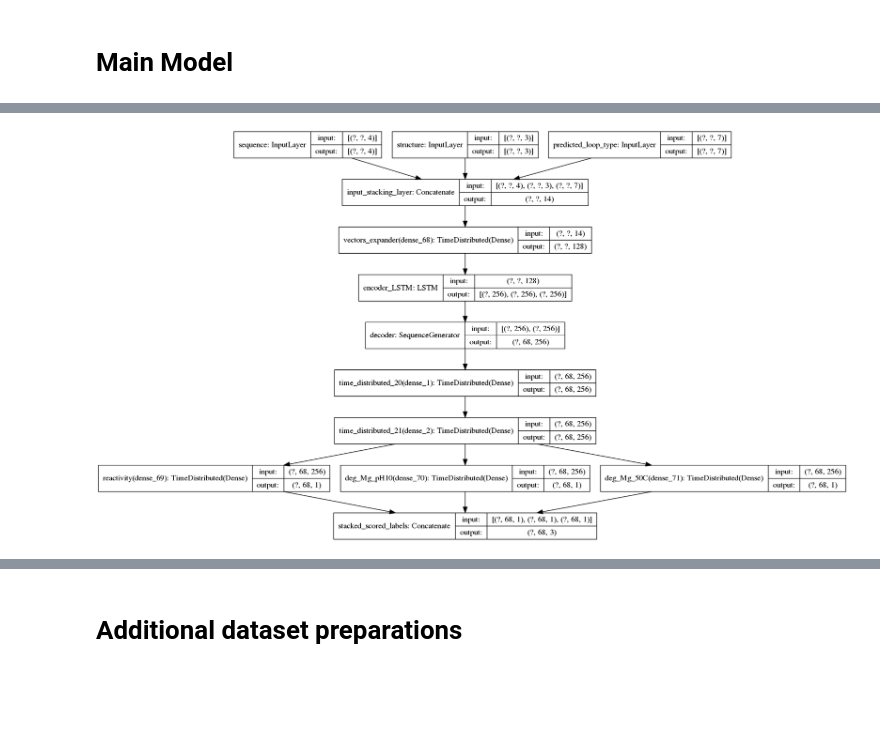
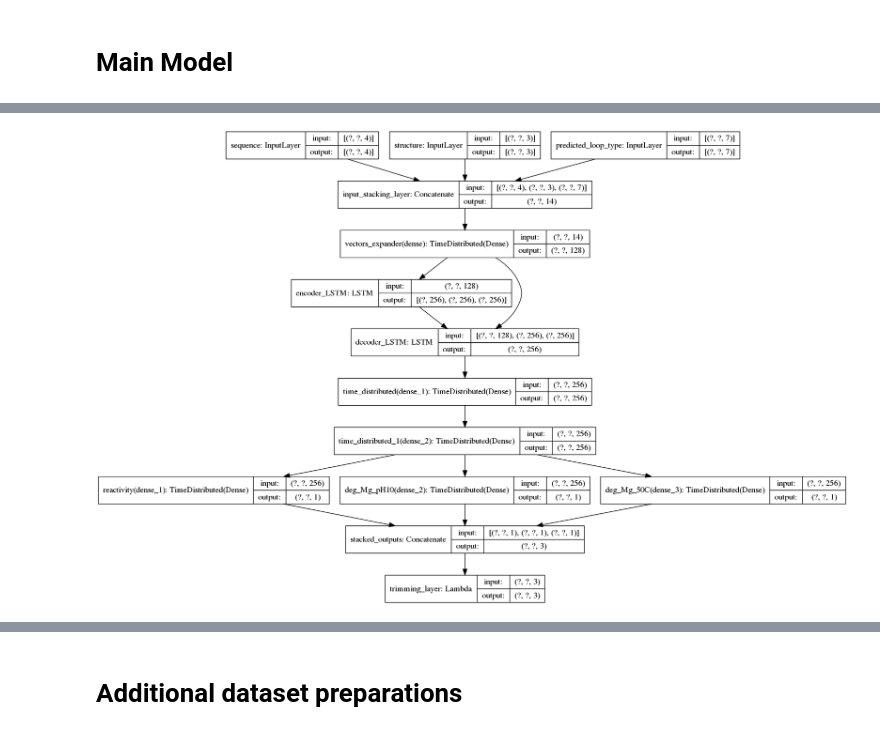
Before and after one commit to JanKapala/OpenVaccine-COVID-19-mRNA-Vaccine-Degradation-Prediction, a Jupyter notebook: Covid.ipynb, the cells around one changed output, grey strips where cells are left out. Saved outputs shown, nothing was run; the diff lists cells and outputs as text; code cells hidden in the pictures; blank space fills up the shorter version.

```diff
--- a/Covid.ipynb
+++ b/Covid.ipynb
@@ -493,8 +559,11 @@ _, state_h, state_c = encoder_LSTM(vectors_sequence)
 # state_c = Dense(128, activation='relu', name='dense_between_2_c')(state_c)
 
 # Decoder
-decoder_LSTM = SequenceGenerator(tf.keras.layers.LSTM(256, name='decoder_LSTM'), seq_len=68, name='decoder')
-decoder_outputs = decoder_LSTM(initial_state=[state_h, state_c])
+# decoder_LSTM = SequenceGenerator(tf.keras.layers.LSTM(256, name='decoder_LSTM'), seq_len=68, name='decoder')
+# decoder_outputs = decoder_LSTM(initial_state=[state_h, state_c])
+
+decoder_LSTM = tf.keras.layers.LSTM(256, name='decoder_LSTM', return_sequences=True)
+decoder_outputs = decoder_LSTM(vectors_sequence, initial_state=[state_h, state_c])
 
 # Dense layers
 x = TimeDistributed(Dense(256, activation='relu', name='dense_1'))(decoder_outputs)
@@ -526,9 +595,11 @@ deg_Mg_50C_pred = TimeDistributed(Dense(1), name='deg_Mg_50C')(x)
 # submission_required_outputs = [reactivity_pred, deg_Mg_pH10_pred, deg_Mg_50C_pred, deg_pH10_pred, deg_50C_pred]
 
 scored_outputs = [reactivity_pred, deg_Mg_pH10_pred, deg_Mg_50C_pred]
-stacked_outputs = tf.keras.layers.Concatenate(axis=2, name='stacked_scored_labels')(scored_outputs)
+stacked_outputs = tf.keras.layers.Concatenate(axis=2, name='stacked_outputs')(scored_outputs)
 
+testing_model = Model(inputs=inputs, outputs={'stacked_scored_labels': stacked_outputs}, name='testing_model')
 
-model = Model(inputs=inputs, outputs=stacked_outputs)
-
-model.summary()
+training_scored_seq_len = 68
+# trimmed_stacked_outputs = tf.slice(stacked_outputs, begin=[0,0,0], size=[-1,training_scored_seq_len, -1])
+trimmed_stacked_outputs = tf.keras.layers.Lambda(lambda x: x[:,:training_scored_seq_len], name='trimming_layer')(stacked_outputs)
+training_model = Model(inputs=inputs, outputs={'stacked_scored_labels': trimmed_stacked_outputs}, name='training_model')
@@ -555,7 +629,7 @@ def mcrmse(y_true, y_pred):
     rmse = tf.sqrt(tf.reduce_mean(tf.square(y_true - y_pred), axis=1))
     return tf.reduce_mean(rmse, axis=1)
 # %%
-model.compile(loss = mcrmse,
+training_model.compile(loss = mcrmse,
 #     loss={'reactivity': 'mse',
 #                     'deg_Mg_pH10': 'mse',
 #                     'deg_Mg_50C': 'mse'
@@ -567,7 +641,20 @@ model.compile(loss = mcrmse,
 #                       'deg_Mg_50C': tf.keras.metrics.RootMeanSquaredError()}
 #               metrics=[mcrmse]
              )
+
+testing_model.compile(loss = mcrmse,
+#     loss={'reactivity': 'mse',
+#                     'deg_Mg_pH10': 'mse',
+#                     'deg_Mg_50C': 'mse'
+#                     },
+#               optimizer=tf.keras.optimizers.SGD(0.01, momentum=0.9),
+#               optimizer='adam',
+#              metrics={'reactivity': tf.keras.metrics.RootMeanSquaredError(),
+#                       'deg_Mg_pH10': tf.keras.metrics.RootMeanSquaredError(),
+#                       'deg_Mg_50C': tf.keras.metrics.RootMeanSquaredError()}
+#               metrics=[mcrmse]
+             )
 # %%
-tf.keras.utils.plot_model(model, show_shapes=True)
+tf.keras.utils.plot_model(training_model, show_shapes=True)
 # %% [output]
-[figure, old version]
+[figure, new version]
```
Also changed, not shown: parts of 57 cells of this notebook.
